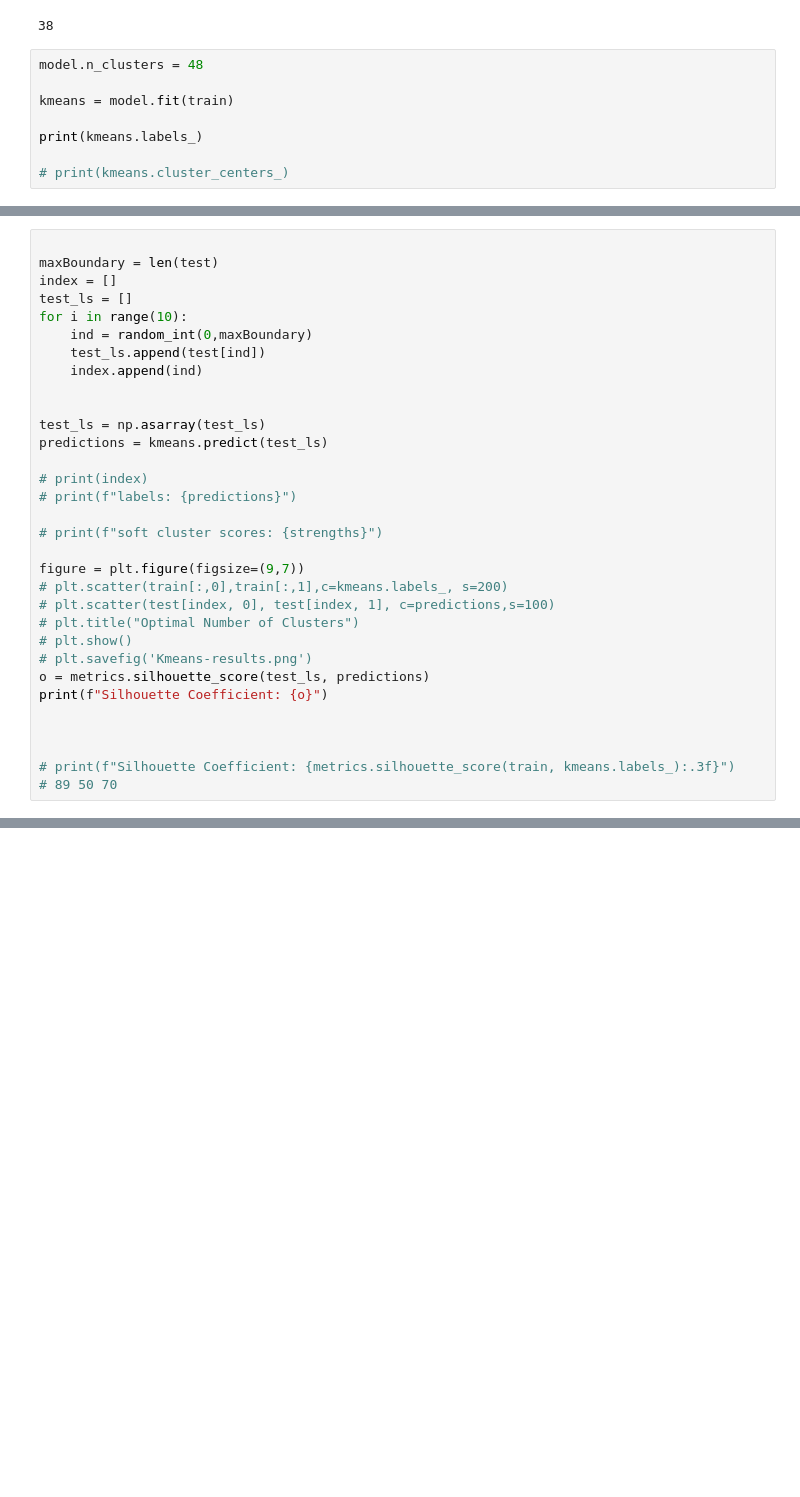
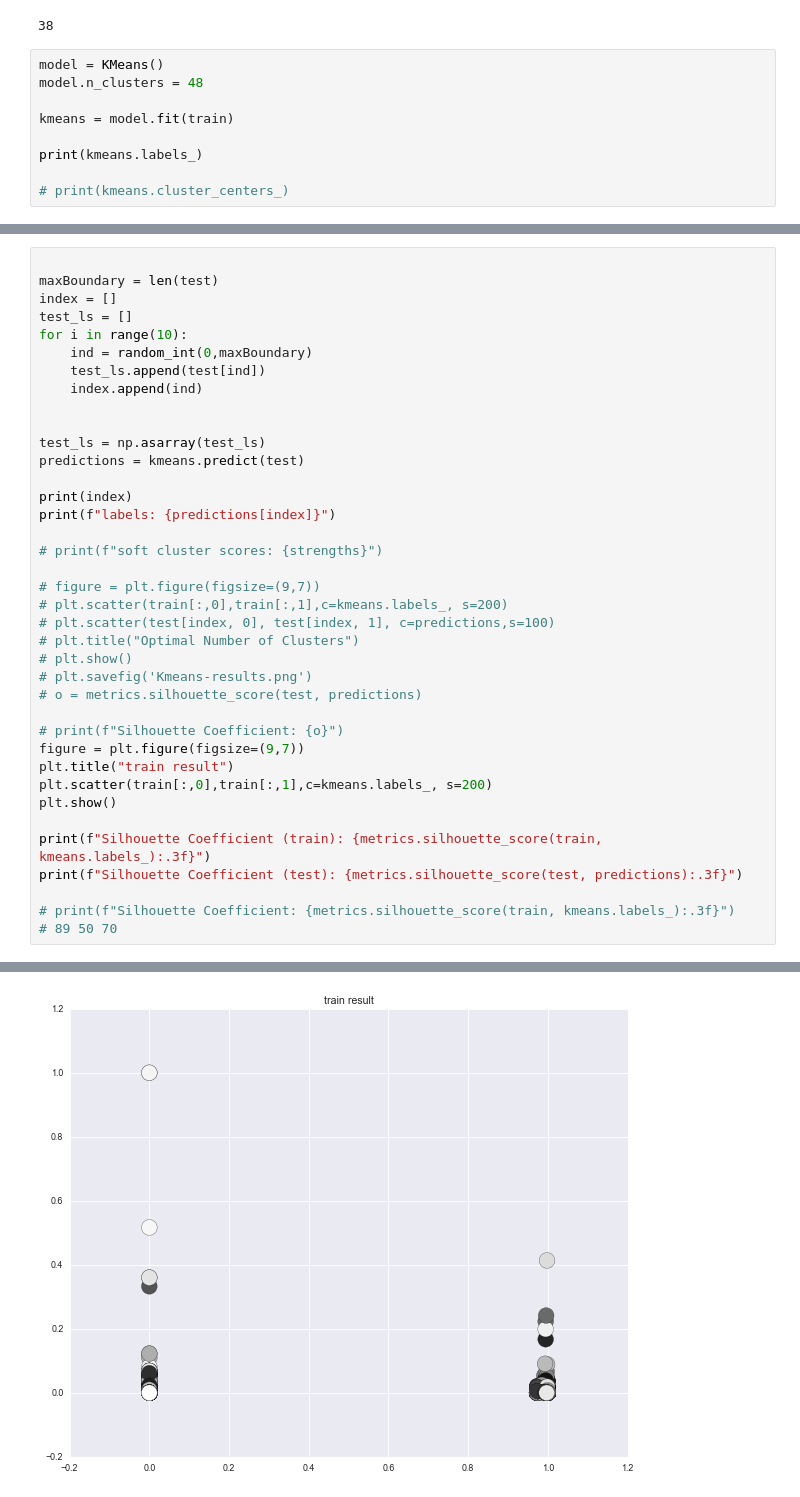
Before and after one commit to Melika-2000/DataMiningProj, a Jupyter notebook: kmeans.ipynb, the cells around one changed output, grey strips where cells are left out. Drawn from its saved outputs; the diff is of its cells as text; blank space fills up the shorter version.

```diff
--- a/kmeans.ipynb
+++ b/kmeans.ipynb
@@ -128,6 +128,7 @@ print(visualizer.elbow_value_)
 [figure]
 38
 # %%
+model = KMeans()
 model.n_clusters = 48
 
 kmeans = model.fit(train)
@@ -149,23 +150,29 @@ for i in range(10):
 
 
 test_ls = np.asarray(test_ls)
-predictions = kmeans.predict(test_ls)
+predictions = kmeans.predict(test)
 
-# print(index)
-# print(f"labels: {predictions}")
+print(index)
+print(f"labels: {predictions[index]}")
 
 # print(f"soft cluster scores: {strengths}")
 
-figure = plt.figure(figsize=(9,7))
+# figure = plt.figure(figsize=(9,7))
 # plt.scatter(train[:,0],train[:,1],c=kmeans.labels_, s=200)
 # plt.scatter(test[index, 0], test[index, 1], c=predictions,s=100)
 # plt.title("Optimal Number of Clusters")
 # plt.show()
 # plt.savefig('Kmeans-results.png')
-o = metrics.silhouette_score(test_ls, predictions)
-print(f"Silhouette Coefficient: {o}")
+# o = metrics.silhouette_score(test, predictions)
 
+# print(f"Silhouette Coefficient: {o}")
+figure = plt.figure(figsize=(9,7))
+plt.title("train result")
+plt.scatter(train[:,0],train[:,1],c=kmeans.labels_, s=200)
+plt.show()
 
+print(f"Silhouette Coefficient (train): {metrics.silhouette_score(train, kmeans.labels_):.3f}")
+print(f"Silhouette Coefficient (test): {metrics.silhouette_score(test, predictions):.3f}")
 
 # print(f"Silhouette Coefficient: {metrics.silhouette_score(train, kmeans.labels_):.3f}")
 # 89 50 70
@@ -173,0 +182 @@ print(f"Silhouette Coefficient: {o}")
+[figure, added]
```
Also changed, not shown: parts of 2 cells of this notebook, 4 other files.
